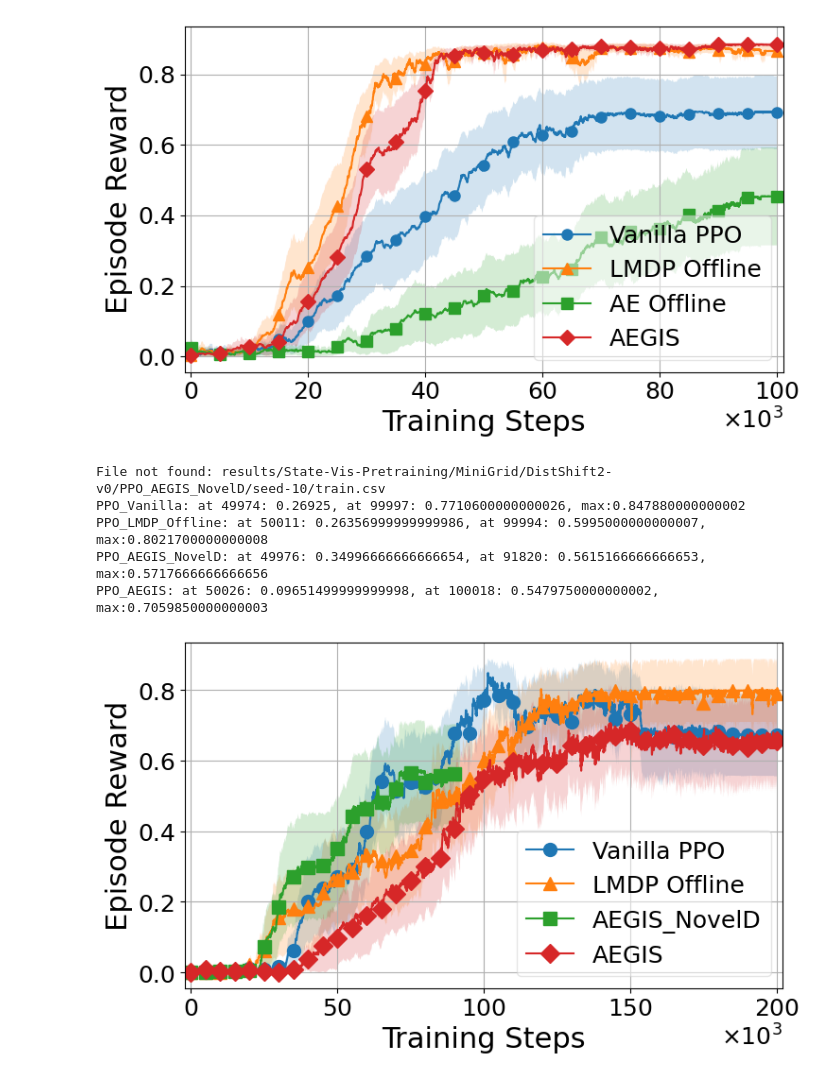
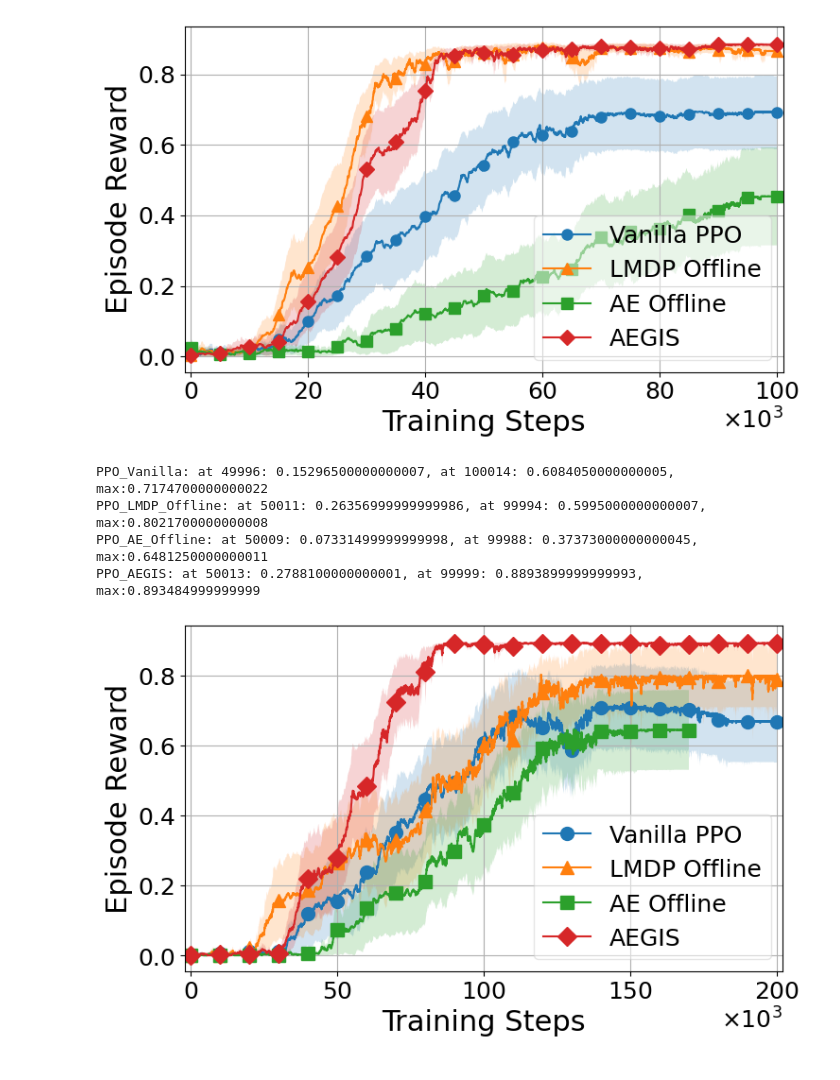
Before and after one commit to achouliaras/state_space_exploration, a Jupyter notebook: plot_results_for_paper.ipynb, the cells around one changed output. Cells and saved outputs as stored; diff of their text form; code cells hidden in the pictures.

Commit message:
No novel diff for local reward + minor changes

```diff
--- a/plot_results_for_paper.ipynb
+++ b/plot_results_for_paper.ipynb
@@ -362,13 +362,13 @@ base_dir = "results/State-Vis-Pretraining/MiniGrid/DistShift2-v0"
 
 experiments =  ["PPO_Vanilla",
                 "PPO_LMDP_Offline",
-                "PPO_AEGIS_NovelD",
+                "PPO_AE_Offline",
                 "PPO_AEGIS",
                 ]
 
 titles =  ["Vanilla PPO",
            "LMDP Offline",
-           "AEGIS_NovelD",
+           "AE Offline",
            "AEGIS",
            ]
 
@@ -387,36 +387,35 @@ for exp in experiments:
         file_path = os.path.join(base_dir, exp, f"seed-{seed}", "train.csv")
         if os.path.exists(file_path):
             df = pd.read_csv(file_path)
             episode_rewards[exp].append(df['true_episode_reward'])
             episode_lengths[exp].append(df['episode_length'])
             steps[exp].append(df['step'].values)  # Read step numbers
         else:
             print(f"File not found: {file_path}")
 
 aligned_episode_rewards = {exp: align_data(episode_rewards[exp]) for exp in experiments}
 aligned_episode_lengths = {exp: align_data(episode_lengths[exp]) for exp in experiments}
 aligned_steps = {exp: align_data(steps[exp]) for exp in experiments}
 
 episode_rewards_stats = {exp: compute_stats(aligned_episode_rewards[exp]) for exp in experiments}
 episode_lengths_stats = {exp: compute_stats(aligned_episode_lengths[exp]) for exp in experiments}
 steps_stats = {exp: compute_stats(aligned_steps[exp]) for exp in experiments}
 
 plt.rcParams.update({
     'font.size': 22,           # Default text size
     'axes.labelsize': 22,      # Axis labels size
     'xtick.labelsize': 18,     # X-axis tick labels
     'ytick.labelsize': 18,     # Y-axis tick labels
     'legend.fontsize': 18,     # Legend text size
 })
 
 # Plot episode rewards
-plot_results(experiments, titles, episode_rewards_stats, steps_stats, markers, 5000,
+plot_results(experiments, titles, episode_rewards_stats, steps_stats, markers, 10000,
              'Episode Reward', 'Ablation study on buffer size B and intrinsic reward weights', loc='lower right',
              filename="aegis_comparative_reward_2", window_size=20)
 # %% [output]
-File not found: results/State-Vis-Pretraining/MiniGrid/DistShift2-v0/PPO_AEGIS_NovelD/seed-10/train.csv
-PPO_Vanilla: at 49974: 0.26925, at 99997: 0.7710600000000026, max:0.847880000000002
+PPO_Vanilla: at 49996: 0.15296500000000007, at 100014: 0.6084050000000005, max:0.7174700000000022
 PPO_LMDP_Offline: at 50011: 0.26356999999999986, at 99994: 0.5995000000000007, max:0.8021700000000008
-PPO_AEGIS_NovelD: at 49976: 0.34996666666666654, at 91820: 0.5615166666666653, max:0.5717666666666656
-PPO_AEGIS: at 50026: 0.09651499999999998, at 100018: 0.5479750000000002, max:0.7059850000000003
+PPO_AE_Offline: at 50009: 0.07331499999999998, at 99988: 0.37373000000000045, max:0.6481250000000011
+PPO_AEGIS: at 50013: 0.2788100000000001, at 99999: 0.8893899999999993, max:0.893484999999999
-[figure, old version]
+[figure, new version]
```
Also changed, not shown: 2 other files.
